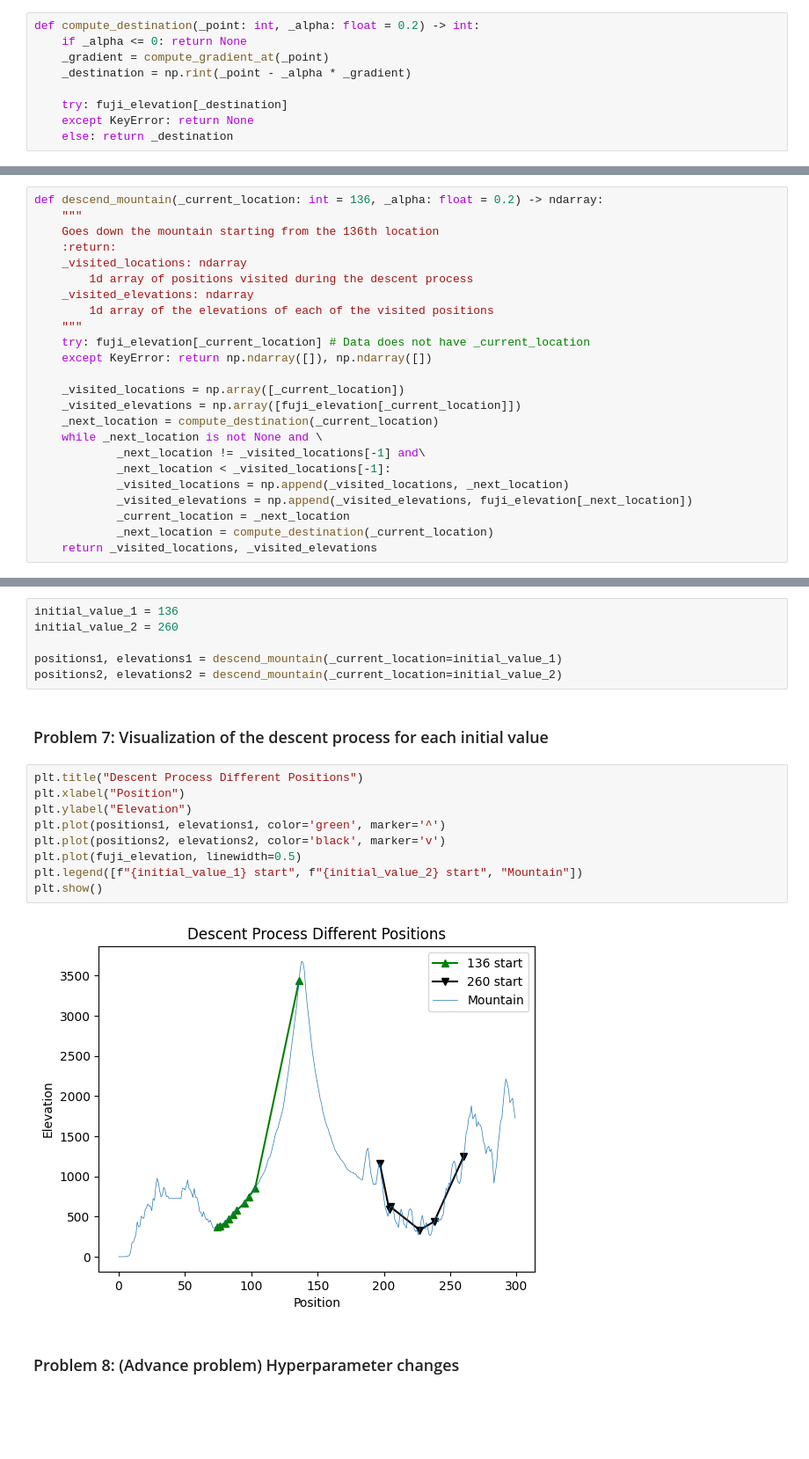
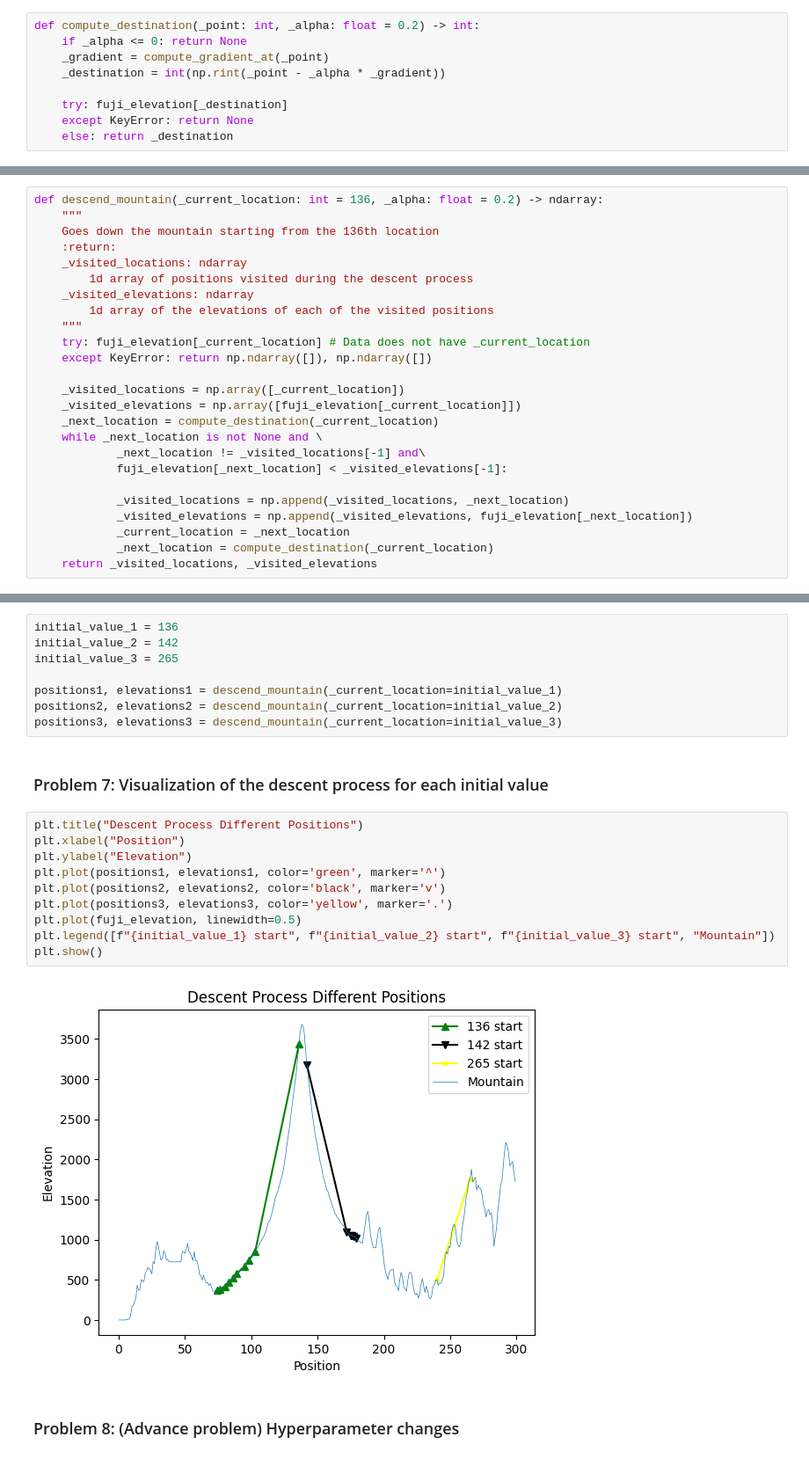
Before and after one commit to David-Jr/divic-ml-course-assignments, a Jupyter notebook: fuji-descent-issue/fuji-descent-issue.ipynb, the cells around one changed output, grey strips where cells are left out. Shown at 88% size. Saved outputs shown, nothing was run; the diff lists cells and outputs as text; blank space fills up the shorter version.

```diff
--- a/fuji-descent-issue/fuji-descent-issue.ipynb
+++ b/fuji-descent-issue/fuji-descent-issue.ipynb
@@ -47,7 +47,7 @@ def compute_gradient_at(_point: int):
 def compute_destination(_point: int, _alpha: float = 0.2) -> int:
     if _alpha <= 0: return None
     _gradient = compute_gradient_at(_point)
-    _destination = np.rint(_point - _alpha * _gradient)
+    _destination = int(np.rint(_point - _alpha * _gradient))
 
     try: fuji_elevation[_destination]
     except KeyError: return None
@@ -72,7 +72,8 @@ def descend_mountain(_current_location: int = 136, _alpha: float = 0.2) -> ndarr
     _next_location = compute_destination(_current_location)
     while _next_location is not None and \
             _next_location != _visited_locations[-1] and\
-            _next_location < _visited_locations[-1]:
+            fuji_elevation[_next_location] < _visited_elevations[-1]:
+
             _visited_locations = np.append(_visited_locations, _next_location)
             _visited_elevations = np.append(_visited_elevations, fuji_elevation[_next_location])
             _current_location = _next_location
@@ -97,23 +98,26 @@ plt.show()
 ### Problem 6: Change of initial value
 # %%
 initial_value_1 = 136
-initial_value_2 = 260
+initial_value_2 = 142
+initial_value_3 = 265
 
 positions1, elevations1 = descend_mountain(_current_location=initial_value_1)
 positions2, elevations2 = descend_mountain(_current_location=initial_value_2)
+positions3, elevations3 = descend_mountain(_current_location=initial_value_3)
 # %% [markdown]
 ### Problem 7: Visualization of the descent process for each initial value
 # %%
 plt.title("Descent Process Different Positions")
 plt.xlabel("Position")
 plt.ylabel("Elevation")
 plt.plot(positions1, elevations1, color='green', marker='^')
 plt.plot(positions2, elevations2, color='black', marker='v')
+plt.plot(positions3, elevations3, color='yellow', marker='.')
 plt.plot(fuji_elevation, linewidth=0.5)
-plt.legend([f"{initial_value_1} start", f"{initial_value_2} start", "Mountain"])
+plt.legend([f"{initial_value_1} start", f"{initial_value_2} start", f"{initial_value_3} start", "Mountain"])
 plt.show()
 # %% [output]
-[figure, old version]
+[figure, new version]
 # %% [markdown]
 ### Problem 8: (Advance problem) Hyperparameter changes
 # %%
```
Also changed, not shown: parts of 1 cell of this notebook.
